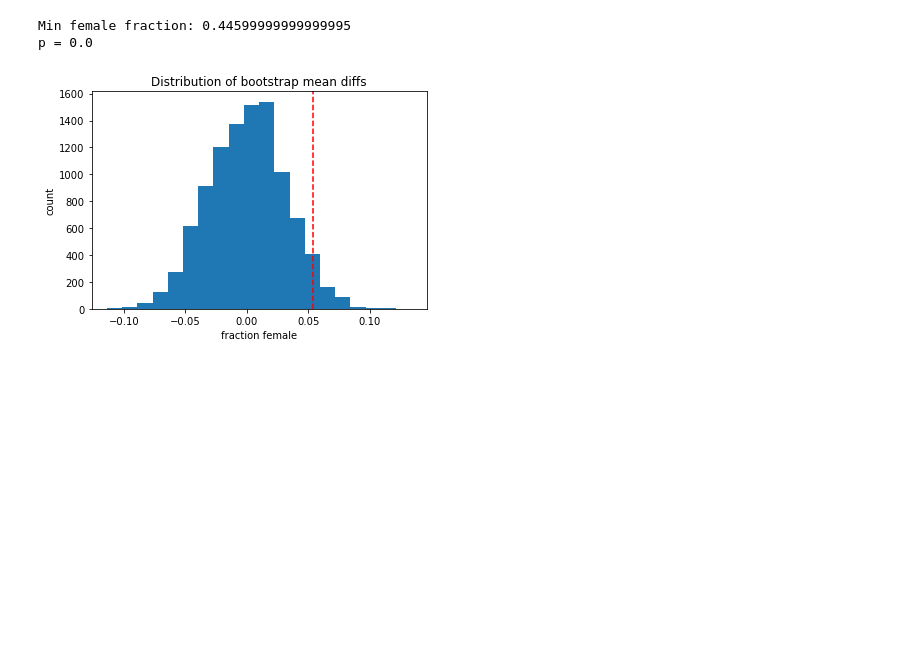
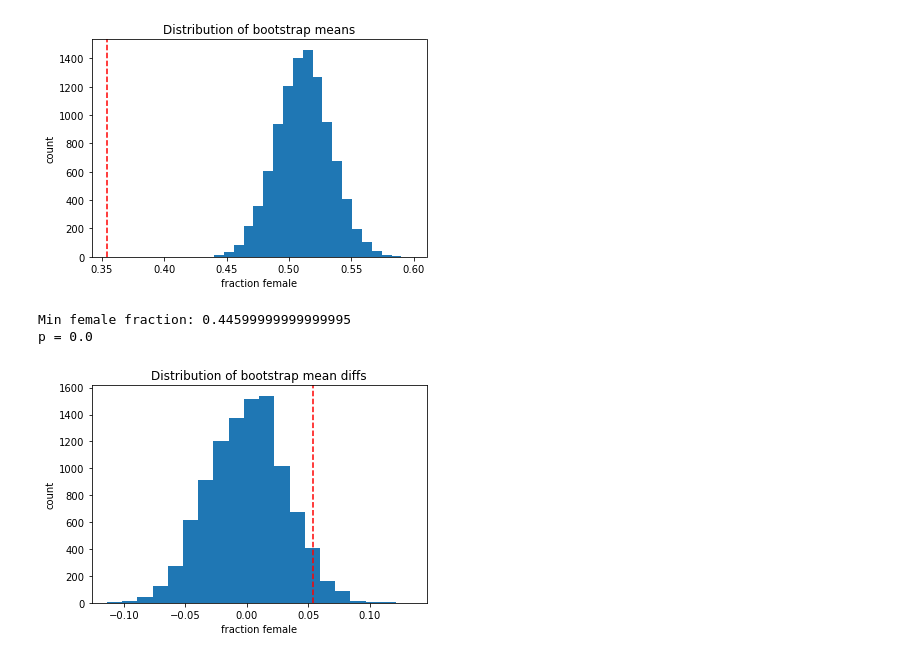
Before and after one commit to trentleslie/sandbox, a Jupyter notebook: demographic_audit.ipynb, the cells around one changed output. Drawn from its saved outputs; the diff is of its cells as text; code cells hidden in the pictures; blank space fills up the shorter version.

```diff
--- a/demographic_audit.ipynb
+++ b/demographic_audit.ipynb
@@ -52,3 +52,17 @@ plt.show()
+# %%
+bs_zip_means = []
+
+for i in range(10000):
+    bs_zip_means.append(bs_zip_sample(zip_pop, taproom_male_pop1 + taproom_female_pop1))
+
+_ = plt.hist(bs_zip_means, bins=int(np.sqrt(len(bs_zip_means)/20)))
+_ = plt.xlabel('fraction female')
+_ = plt.ylabel('count')
+_ = plt.title('Distribution of bootstrap means')
+_ = plt.axvline(taproom_female_pop2/(taproom_male_pop2 + taproom_female_pop2), color='r', linestyle='--')
+plt.show()
+# %% [output]
+[figure, added]
 # %%
 print(f"Min female fraction: {np.min(bs_zip_means)}")
 
```
Also changed, not shown: parts of 4 cells of this notebook.
